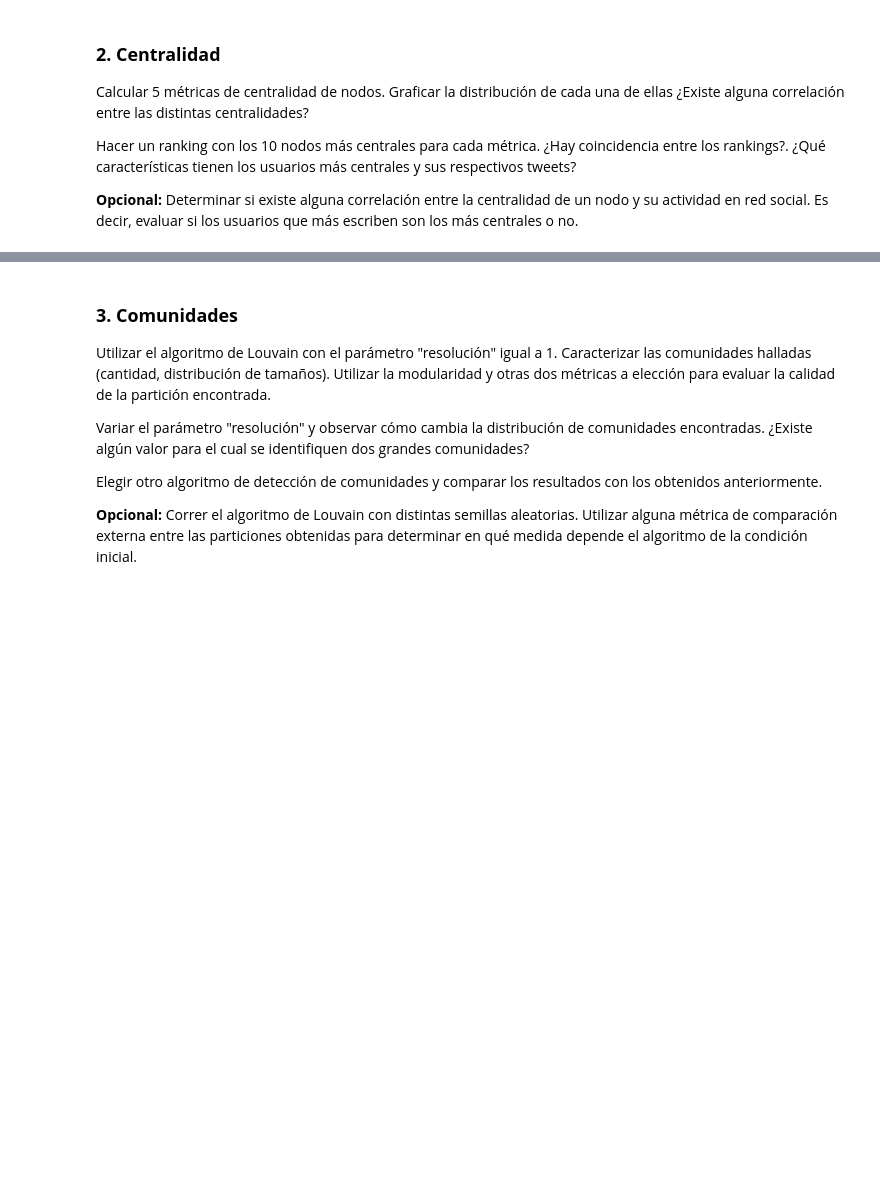
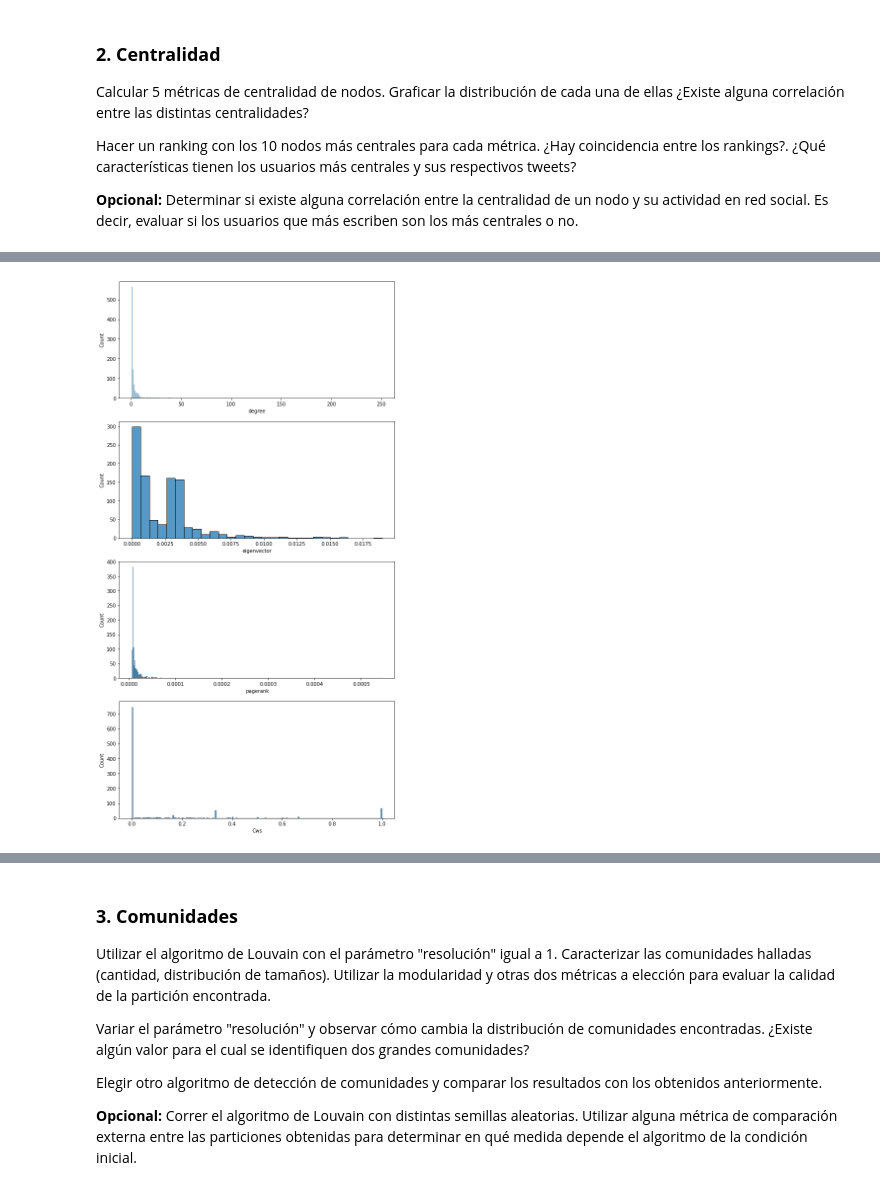
Before and after one commit to benjaminocampo/diplodatos_graphs, a Jupyter notebook: Practico1.ipynb, the cells around one changed output, grey strips where cells are left out. Drawn from its saved outputs; the diff is of its cells as text; code cells hidden in the pictures; blank space fills up the shorter version.

```diff
--- a/Practico1.ipynb
+++ b/Practico1.ipynb
@@ -154,7 +155,7 @@ print(nx.info(larg_G))
 # %% [output]
 Graph with 39800 nodes and 93404 edges
 # %%
-df_user = pd.DataFrame(columns={'user':list(larg_G.nodes())})
+df_user = pd.DataFrame({'user':list(larg_G.nodes())})
 # %%
 deg_seq = np.array([k for v, k in larg_G.degree()])
 df_user['degree'] = deg_seq
@@ -227,14 +224,14 @@ closeness = nx.closeness_centrality(larg_G)
 # %%
 #betweenness = nx.betweenness_centrality(larg_G)
 eigenvector = nx.eigenvector_centrality(larg_G,max_iter=1000)
-closeness = nx.closeness_centrality(larg_G)
-katz = nx.katz_centrality(larg_G)
 pagerank = nx.pagerank(larg_G)
-clustering_coefficient = nx.clustering(larg_G)
+clustering_coefficient =  nx.clustering(larg_G)
+#closeness = nx.closeness_centrality(larg_G)
+#katz = nx.katz_centrality(larg_G)
 
 #df_user['betweenness'] = list(betweenness.values())
 df_user['eigenvector'] = list(eigenvector.values())
-df_user['closeness'] = list(closeness.values())
-df_user['katz'] = list(katz.values())
 df_user['pagerank'] = list(pagerank.values())
 df_user['Cws'] = list(clustering_coefficient.values())
+#df_user['closeness'] = list(closeness.values())
+#df_user['katz'] = list(katz.values())
@@ -243,6 +237,0 @@ KeyboardInterrupt:
-# %%
-df_user['eigenvector'] = list(eigenvector.values())
-df_user['closeness'] = list(closeness.values())
-df_user['katz'] = list(katz.values())
-df_user['pagerank'] = list(pagerank.values())
-df_user['Cws'] = list(clustering_coefficient.values())
@@ -249,10 +250,14 @@ df_user['Cws'] = list(clustering_coefficient.values())
 # %%
-fig, axes = plt.subplots(6,figsize=(8,6))
+fig, axes = plt.subplots(4,figsize=(10,20))
 
-columns=['degree','eigenvector','closeness','katz','pagerank','Cws']
+#'closeness','katz'
+
+columns=['degree','eigenvector','pagerank','Cws']
 
 for ax, col in zip(axes, columns):
-    sn.histplot(data=df, y=col, ax=ax)
+    sn.histplot(data=df_user.sample(1000), x=col, ax=ax)
+# %% [output]
+[figure, added]
 # %%
 data = {}
 for col in columns:
```
Also changed, not shown: parts of 8 cells of this notebook.
